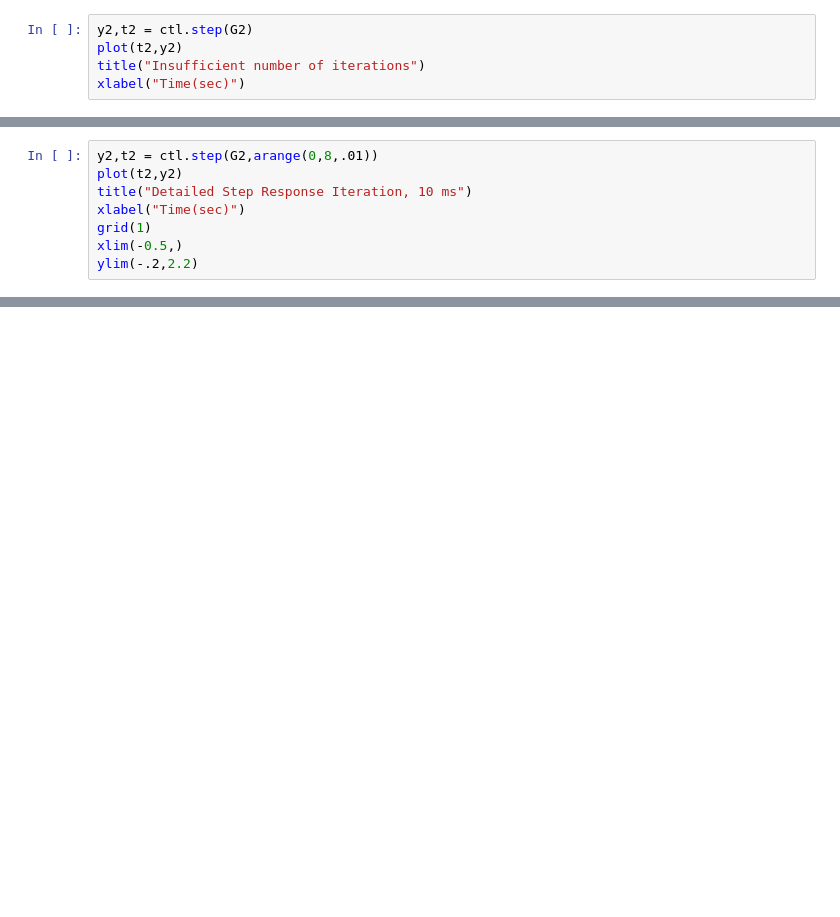
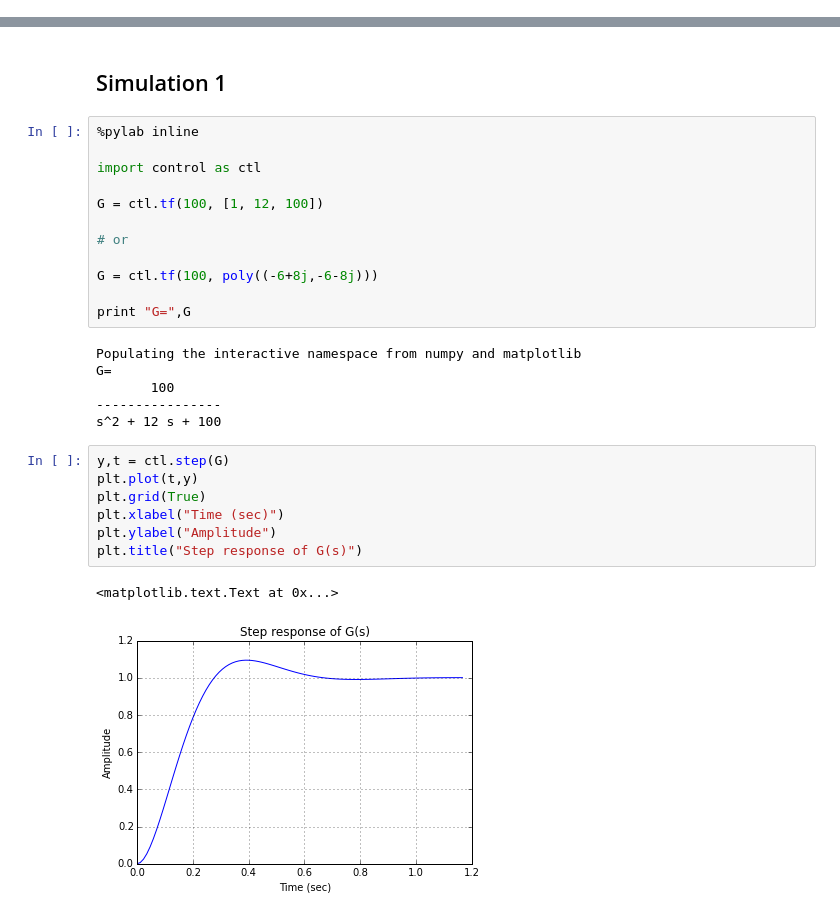
Before and after one commit to GurayGurkan/Control-Systems-with-Python, a Jupyter notebook: Simulation 4.ipynb, the cells around one changed output, grey strips where cells are left out. Cells and saved outputs as stored; diff of their text form; blank space fills up the shorter version.

```diff
--- a/Simulation 4.ipynb
+++ b/Simulation 4.ipynb
@@ -129,5 +0,0 @@ Let's calculate and plot the step response of G2(s):
-# %%
-y2,t2 = ctl.step(G2)
-plot(t2,y2)
-title("Insufficient number of iterations")
-xlabel("Time(sec)")
@@ -139,8 +0,0 @@ By default, the input arguments to $step()$ function is one. However, iteration
-# %%
-y2,t2 = ctl.step(G2,arange(0,8,.01))
-plot(t2,y2)
-title("Detailed Step Response Iteration, 10 ms")
-xlabel("Time(sec)")
-grid(1)
-xlim(-0.5,)
-ylim(-.2,2.2)
@@ -164,0 +33,30 @@ text(.17 + T, 1.5,"t2")
+# %% [markdown]
+## Simulation 1
+# %%
+%pylab inline
+
+import control as ctl
+
+G = ctl.tf(100, [1, 12, 100])
+
+# or
+
+G = ctl.tf(100, poly((-6+8j,-6-8j)))
+
+print "G=",G
+# %% [output]
+Populating the interactive namespace from numpy and matplotlib
+G=
+       100
+----------------
+s^2 + 12 s + 100
+# %%
+y,t = ctl.step(G)
+plt.plot(t,y)
+plt.grid(True)
+plt.xlabel("Time (sec)")
+plt.ylabel("Amplitude")
+plt.title("Step response of G(s)")
+# %% [output]
+<matplotlib.text.Text at 0x...>
+[figure, added]
```
Also changed, not shown: parts of 43 cells of this notebook.
